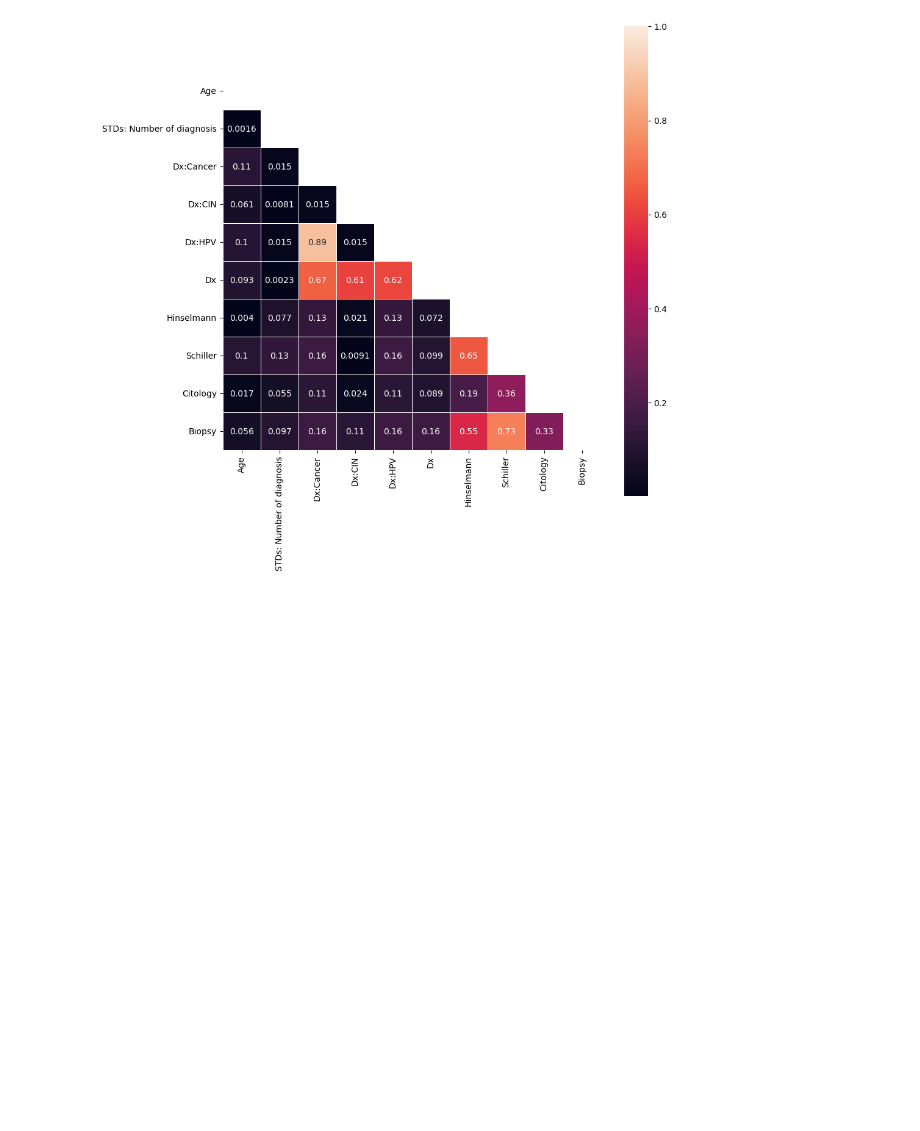
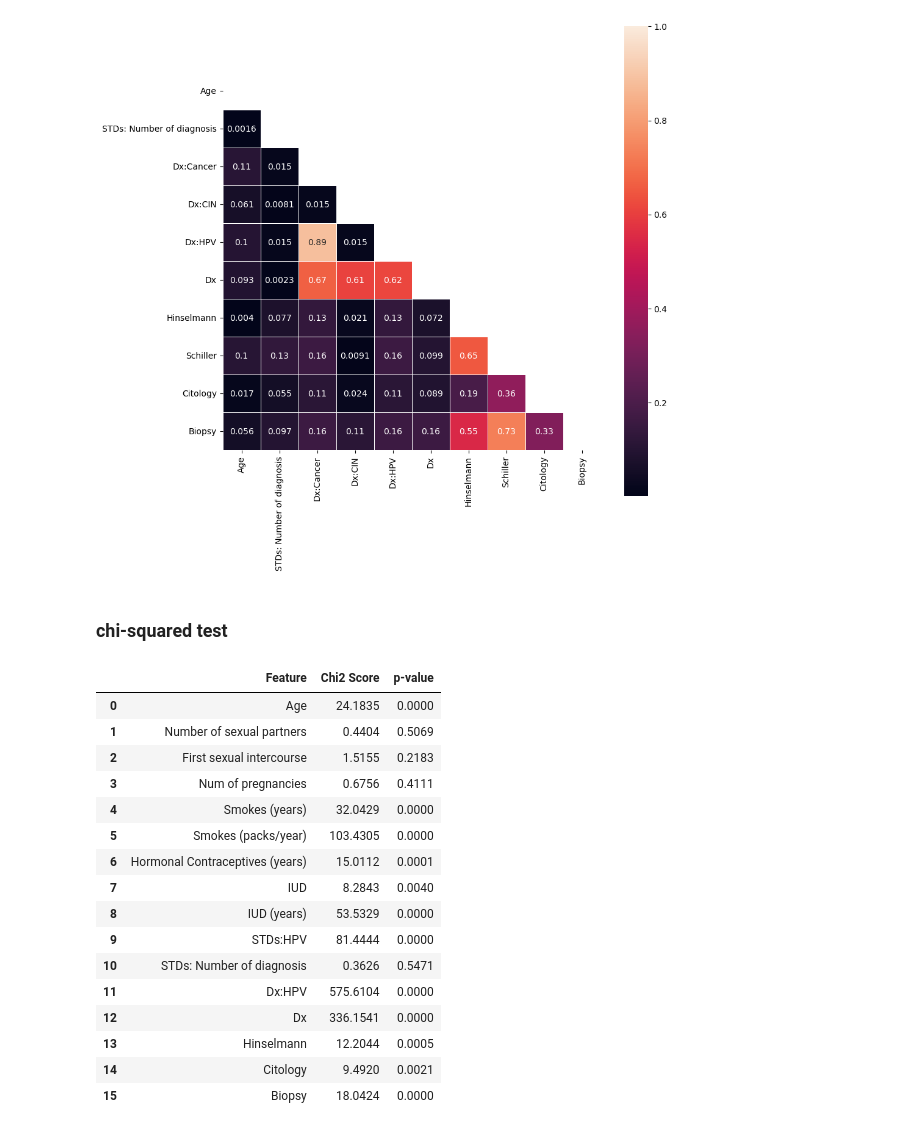
Before and after one commit to nessajimenez/Cervical-Cancer-Risk-Factors, a Jupyter notebook: Nessa - Feature Engineering.ipynb, the cells around one changed output. Saved outputs shown, nothing was run; the diff lists cells and outputs as text; code cells hidden in the pictures; blank space fills up the shorter version.

```diff
--- a/Nessa - Feature Engineering Testing.ipynb
+++ b/Nessa - Feature Engineering.ipynb
@@ -161,5 +144,36 @@ sns.heatmap(corr, mask=mask,  vmax=1,square=True, linewidths= .5, cbar_kws={"shr
 plt.show()
 # %% [output]
 [figure]
+# %% [markdown]
+### chi-squared test
 # %%
-#chi-squared test
+#chi-squared test for categorical
+
+chi2_scores, p_values = chi2(features, target)
+
+# Create a DataFrame to display the results
+chi2_results = pd.DataFrame({
+    'Feature': features.columns,
+    'Chi2 Score': chi2_scores,
+    'p-value': p_values
+})
+
+round(chi2_results,4)
+# %% [output]
+|  | Feature | Chi2 Score | p-value |
+| 0 | Age | 24.1835 | 0.0000 |
+| 1 | Number of sexual partners | 0.4404 | 0.5069 |
+| 2 | First sexual intercourse | 1.5155 | 0.2183 |
+| 3 | Num of pregnancies | 0.6756 | 0.4111 |
+| 4 | Smokes (years) | 32.0429 | 0.0000 |
+| 5 | Smokes (packs/year) | 103.4305 | 0.0000 |
+| 6 | Hormonal Contraceptives (years) | 15.0112 | 0.0001 |
+| 7 | IUD | 8.2843 | 0.0040 |
+| 8 | IUD (years) | 53.5329 | 0.0000 |
+| 9 | STDs:HPV | 81.4444 | 0.0000 |
+| 10 | STDs: Number of diagnosis | 0.3626 | 0.5471 |
+| 11 | Dx:HPV | 575.6104 | 0.0000 |
+| 12 | Dx | 336.1541 | 0.0000 |
+| 13 | Hinselmann | 12.2044 | 0.0005 |
+| 14 | Citology | 9.4920 | 0.0021 |
+| 15 | Biopsy | 18.0424 | 0.0000 |
```
Also changed, not shown: parts of 12 cells of this notebook.
